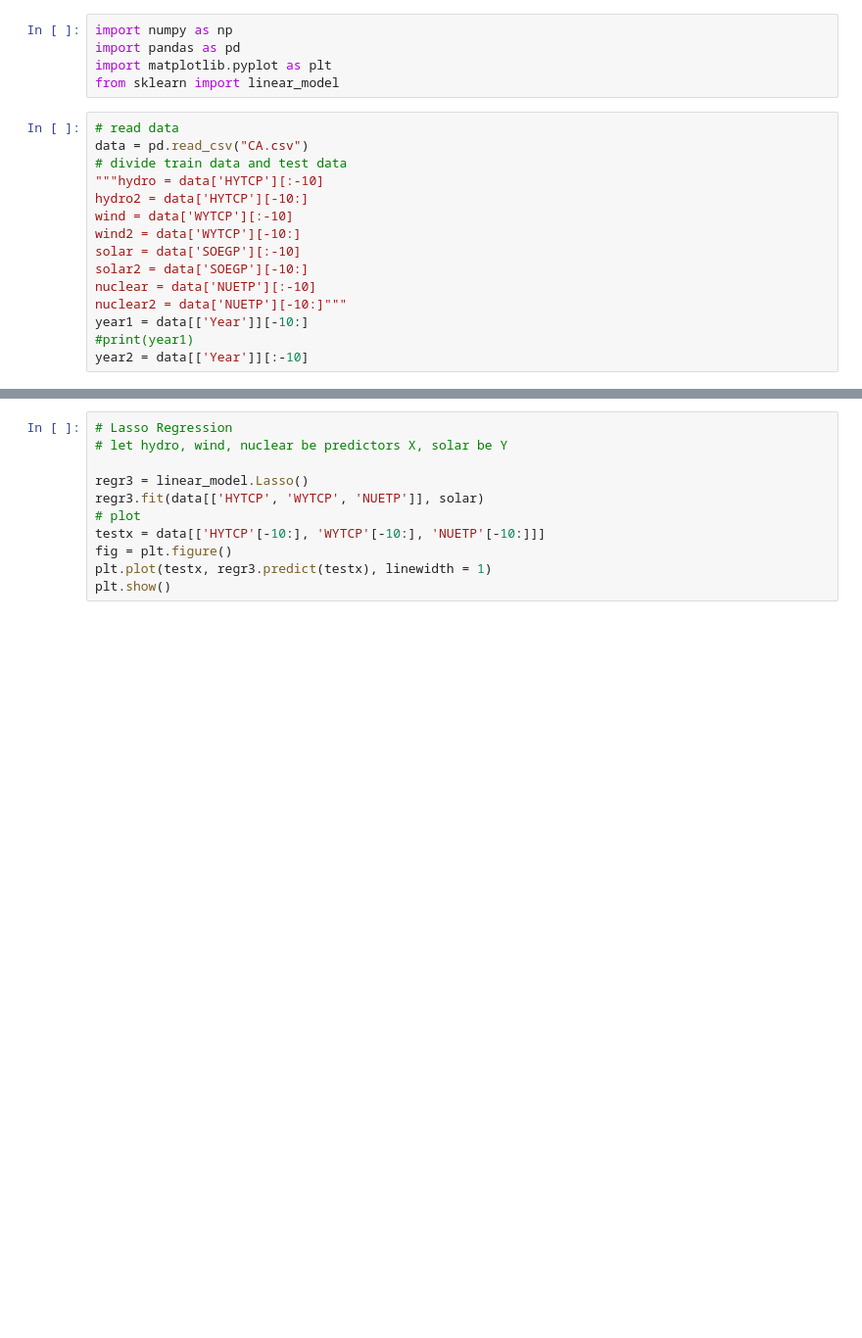
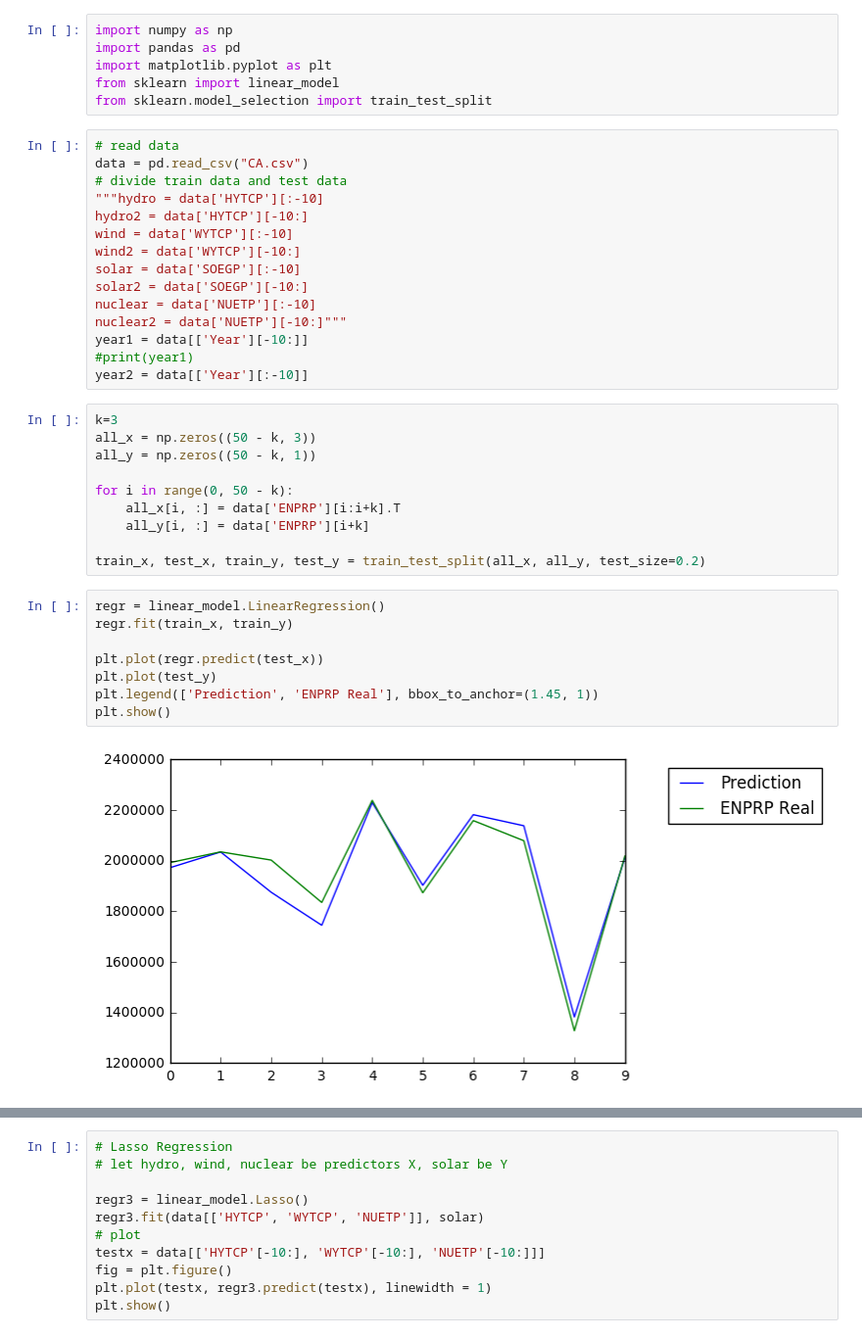
Before and after one commit to ibrahim85/Clean-Energy-Outlook, a Jupyter notebook: Data/data of states/Ridge Lasso regr beta.ipynb, the cells around one changed output, grey strips where cells are left out. Shown: that part at 98% size. Cells and saved outputs as stored; diff of their text form; blank space fills up the shorter version.

```diff
--- a/Data/data of states/Ridge Lasso regr beta.ipynb
+++ b/Data/data of states/Ridge Lasso regr beta.ipynb
@@ -3,6 +3,7 @@ import numpy as np
 import pandas as pd
 import matplotlib.pyplot as plt
 from sklearn import linear_model
+from sklearn.model_selection import train_test_split
 # %%
 # read data
 data = pd.read_csv("CA.csv")
@@ -15,6 +16,26 @@ solar = data['SOEGP'][:-10]
 solar2 = data['SOEGP'][-10:]
 nuclear = data['NUETP'][:-10]
 nuclear2 = data['NUETP'][-10:]"""
-year1 = data[['Year']][-10:]
+year1 = data[['Year'][-10:]]
 #print(year1)
-year2 = data[['Year']][:-10]
+year2 = data[['Year'][:-10]]
+# %%
+k=3
+all_x = np.zeros((50 - k, 3))
+all_y = np.zeros((50 - k, 1))
+
+for i in range(0, 50 - k):
+    all_x[i, :] = data['ENPRP'][i:i+k].T
+    all_y[i, :] = data['ENPRP'][i+k]
+
+train_x, test_x, train_y, test_y = train_test_split(all_x, all_y, test_size=0.2)
+# %%
+regr = linear_model.LinearRegression()
+regr.fit(train_x, train_y)
+
+plt.plot(regr.predict(test_x))
+plt.plot(test_y)
+plt.legend(['Prediction', 'ENPRP Real'], bbox_to_anchor=(1.45, 1))
+plt.show()
+# %% [output]
+[figure, added]
```
Also changed, not shown: parts of 15 cells of this notebook.
